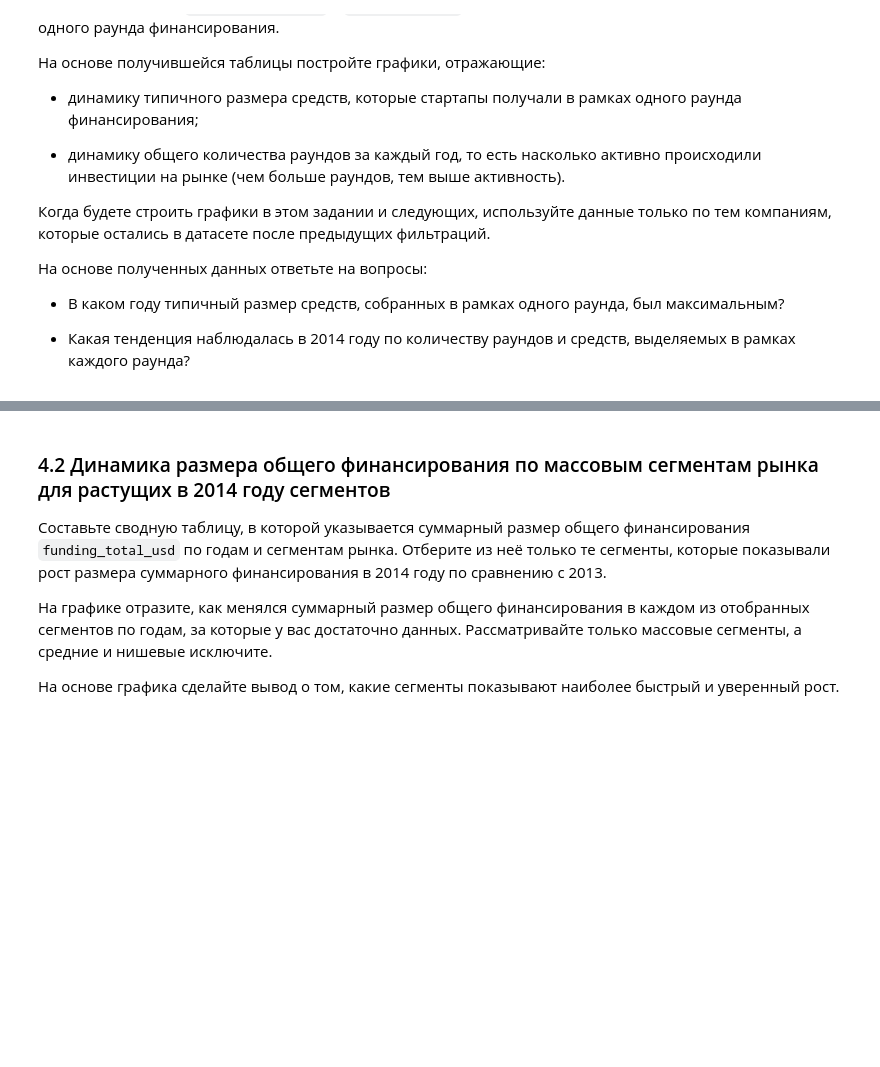
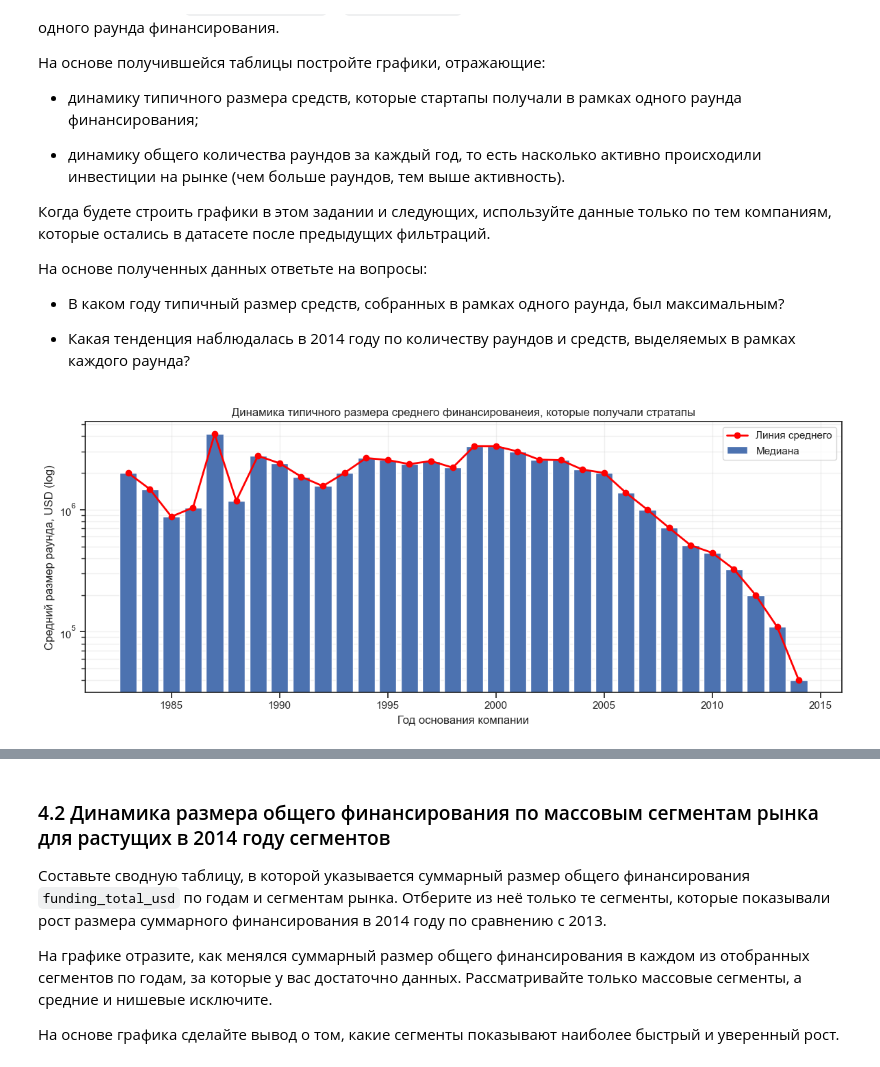
Before and after one commit to CAH0/startup-funding-analysis, a Jupyter notebook: startup_funding_analysis.ipynb, the cells around one changed output, grey strips where cells are left out. Saved outputs shown, nothing was run; the diff lists cells and outputs as text; code cells hidden in the pictures; blank space fills up the shorter version.

```diff
--- a/startup_funding_analysis.ipynb
+++ b/startup_funding_analysis.ipynb
@@ -889,3 +923,28 @@ dtype: float64
 * В каком году типичный размер средств, собранных в рамках одного раунда, был максимальным?
 
 * Какая тенденция наблюдалась в 2014 году по количеству раундов и средств, выделяемых в рамках каждого раунда?
+# %%
+data = df.groupby(['name', 'founded_year']).agg(
+    total_sum = ('funding_total_usd','sum'),
+    count_rounds = ('funding_rounds', 'sum')
+)
+
+data['avg']= data['total_sum']/data['count_rounds']
+
+yearly= data.groupby('founded_year')['avg'].agg(median='median', count='count').reset_index()
+# %%
+fig, ax = plt.subplots(figsize=(12, 5))
+
+ax.bar(yearly['founded_year'], yearly['median'], label='Медиана')
+ax.plot(yearly['founded_year'], yearly['median'], color='red', marker='o', linewidth=2, label='Линия среднего')
+
+ax.set_yscale('log')
+ax.set_xlabel('Год основания компании')
+ax.set_ylabel('Средний размер раунда, USD (log)')
+ax.set_title('Динамика типичного размера среднего финансированеия, которые получали стратапы')
+ax.grid(alpha=0.3, which='both')
+ax.legend()
+plt.tight_layout()
+plt.show()
+# %% [output]
+[figure, added]
```
Also changed, not shown: parts of 13 cells of this notebook.
